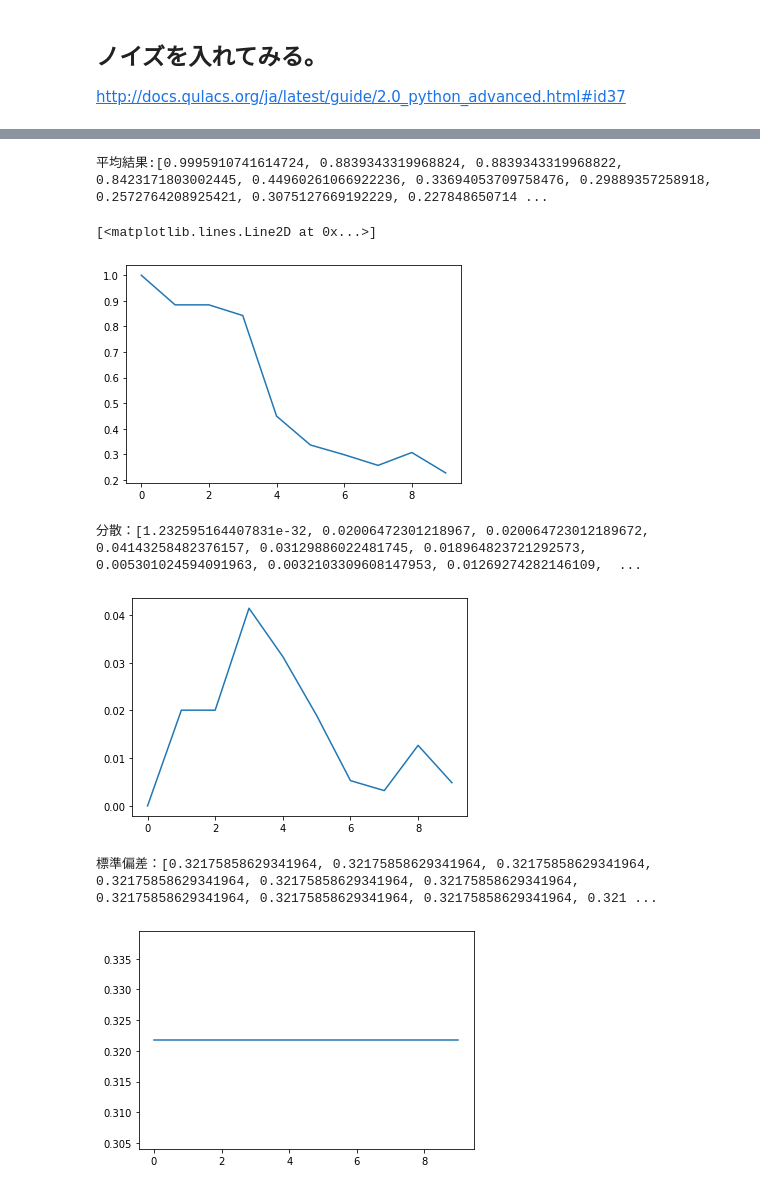
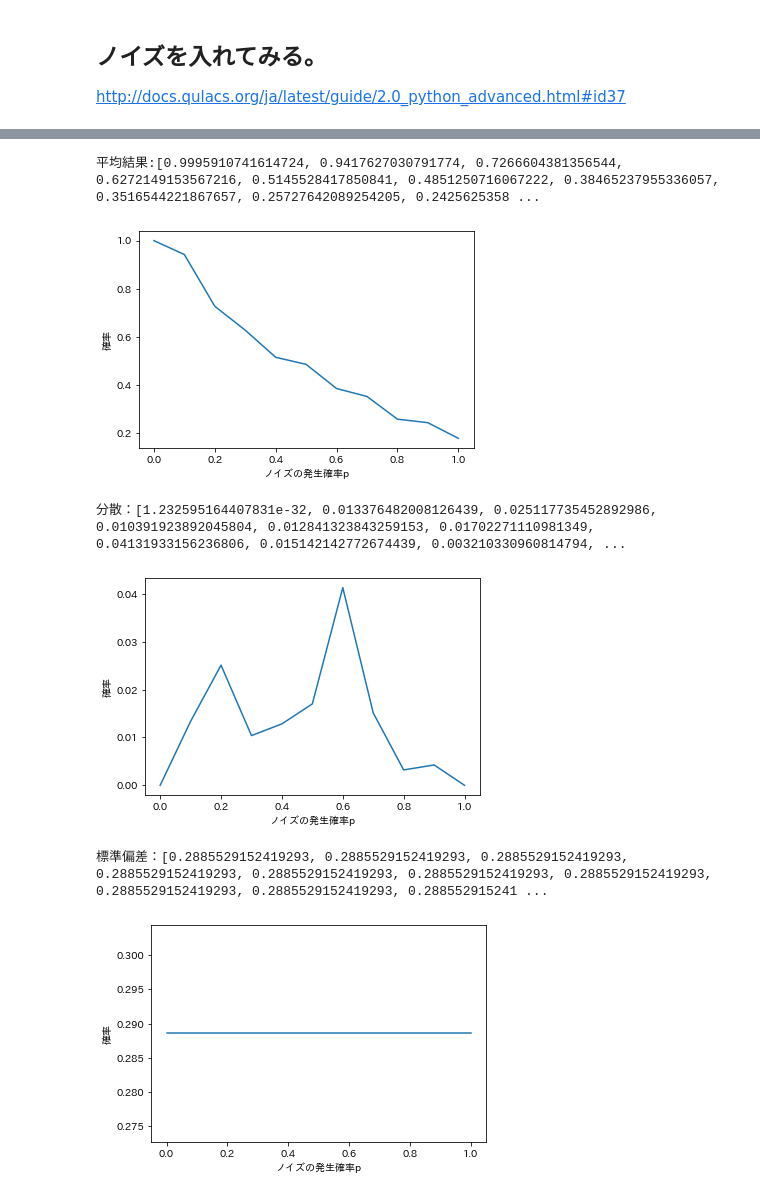
Before and after one commit to KaitoMuraoka/BasicQuantumAlgorithm, a Jupyter notebook: main/First.ipynb, the cells around one changed output, grey strips where cells are left out. Cells and saved outputs as stored; diff of their text form; code cells hidden in the pictures.

```diff
--- a/main/First.ipynb
+++ b/main/First.ipynb
@@ -269,5 +283,7 @@ for i in range(0, 11):
     plt.subplots(1, 1, tight_layout = True)
     plt.subplots_adjust(wspace=0.5, hspace=0.5)
     plt.title(f'prob: {dephasing_rate}')
+    plt.xlabel('量子ビット数')
+    plt.ylabel('確率')
     show_distribution(state, nqubits)
 # %% [output]
@@ -374,6 +395,8 @@ def noisy_grover(nqubits, operate_times, dephasing_rate):
     print(f'maximal probability {result[max_k]:5e} is obtained at k = {max_k + 1}')
 
     plt.plot(result, "o-")
+    plt.xlabel('オラクルの回数k')
+    plt.ylabel('確率')
 # %%
 noisy_grover(5, 10, 0.5)
 # %% [output]
@@ -507,7 +507,7 @@ for j in total_result:
     plt.plot(j)
 
 result = []
-for i in range(10):
+for i in range(10 + 1):
     hoge = []
     for j in range(nqubits):
         tmp = total_result[j][i]
@@ -537,33 +538,44 @@ plt.show()
 # %%
 avg_result = []
+scores = result
 
-for i in result:
-    avg = np.mean(i)
+for score in scores:
+    avg = np.mean(score)
     avg_result.append(avg)
 print(f'平均結果:{avg_result}')
 plt.plot(avg_result)
+# plt.xlabel('オラクルの回数k')
+# plt.ylabel('確率')
+plt.xlabel('ノイズの発生確率p')
+plt.xticks(np.arange(0, 11, 2), [i/10 for i in range(0, 11, 2) ])
+plt.ylabel('確率')
+plt.show()
 # %% [output]
-平均結果:[0.9995910741614724, 0.8839343319968824, 0.8839343319968822, 0.8423171803002445, 0.44960261066922236, 0.33694053709758476, 0.29889357258918, 0.2572764208925421, 0.3075127669192229, 0.227848650714 ...
+平均結果:[0.9995910741614724, 0.9417627030791774, 0.7266604381356544, 0.6272149153567216, 0.5145528417850841, 0.4851250716067222, 0.38465237955336057, 0.3516544221867657, 0.25727642089254205, 0.2425625358 ...
-[<matplotlib.lines.Line2D at 0x...>]
-[figure, old version]
+[figure, new version]
 # %%
 # 分散
 variance = []
-scores = boxplot_result
+scores = result
 for score in scores:
     v = np.var(score)
     variance.append(v)
 
 print(f'分散：{variance}')
 
 plt.plot(variance)
+# plt.xlabel('オラクルの回数k')
+# plt.ylabel('確率')
+plt.xlabel('ノイズの発生確率p')
+plt.xticks(np.arange(0, 11, 2), [i/10 for i in range(0, 11, 2) ])
+plt.ylabel('確率')
 plt.show()
 # %% [output]
-分散：[1.232595164407831e-32, 0.02006472301218967, 0.020064723012189672, 0.04143258482376157, 0.03129886022481745, 0.018964823721292573, 0.005301024594091963, 0.0032103309608147953, 0.01269274282146109,  ...
+分散：[1.232595164407831e-32, 0.013376482008126439, 0.025117735452892986, 0.010391923892045804, 0.012841323843259153, 0.01702271110981349, 0.04131933156236806, 0.015142142772674439, 0.003210330960814794, ...
-[figure, old version]
+[figure, new version]
 # %%
 # 標準偏差
-scores = boxplot_result
+scores = result
 standard = []
 for score in scores:
     std = np.std(scores)
@@ -571,7 +583,12 @@ for score in scores:
 
 print(f'標準偏差：{standard}')
 plt.plot(standard)
+# plt.xlabel('オラクルの回数k')
+# plt.ylabel('確率')
+plt.xlabel('ノイズの発生確率p')
+plt.xticks(np.arange(0, 11, 2), [i/10 for i in range(0, 11, 2) ])
+plt.ylabel('確率')
 plt.show()
 # %% [output]
-標準偏差：[0.32175858629341964, 0.32175858629341964, 0.32175858629341964, 0.32175858629341964, 0.32175858629341964, 0.32175858629341964, 0.32175858629341964, 0.32175858629341964, 0.32175858629341964, 0.321 ...
+標準偏差：[0.2885529152419293, 0.2885529152419293, 0.2885529152419293, 0.2885529152419293, 0.2885529152419293, 0.2885529152419293, 0.2885529152419293, 0.2885529152419293, 0.2885529152419293, 0.288552915241 ...
-[figure, old version]
+[figure, new version]
```
Also changed, not shown: parts of 23 cells of this notebook.
